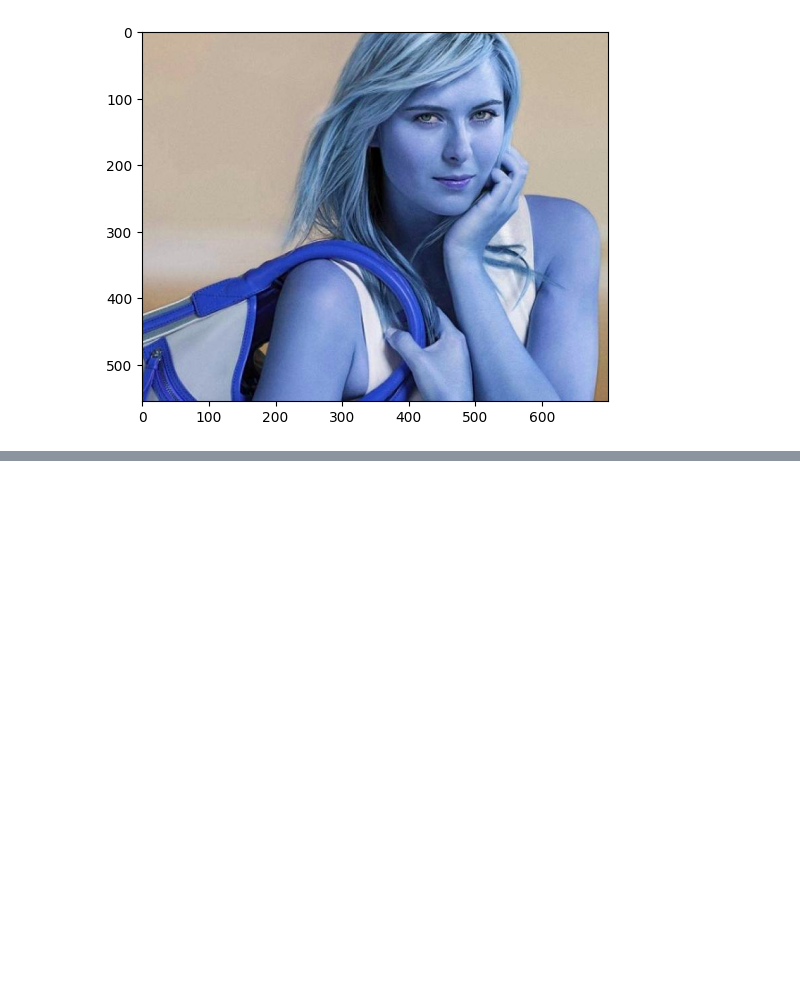
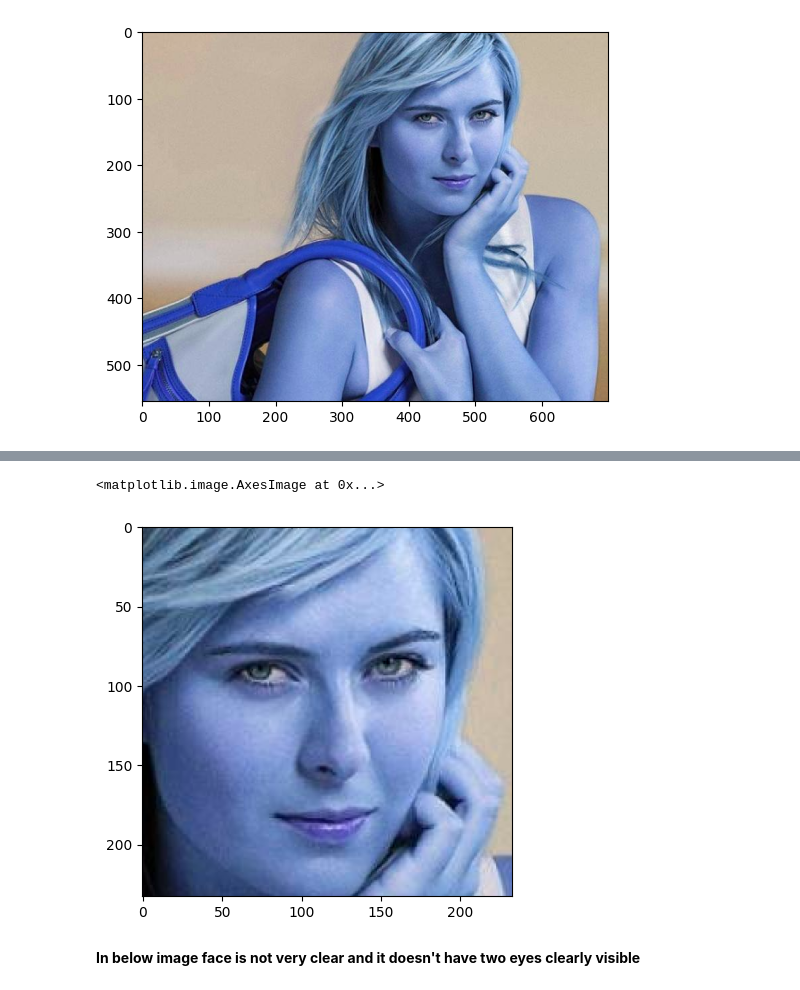
Before and after one commit to Ashis-Mishra07/ML_Practise_Project_2, a Jupyter notebook: model/sports_celebrity_classification.ipynb, the cells around one changed output, grey strips where cells are left out. Drawn from its saved outputs; the diff is of its cells as text; code cells hidden in the pictures; blank space fills up the shorter version.

```diff
--- a/model/sports_celebrity_classification.ipynb
+++ b/model/sports_celebrity_classification.ipynb
@@ -96,16 +28,0 @@ plt.imshow(roi_color , cmap='gray')
-# %%
-# lets write a function that will take image as prompt and it will return u the eyes and face recognision
-def get_cropped_image_if_2_eyes(image_path):
-    img = cv2.imread(image_path)   # read the image
-    if img is None:
-        return None
-    gray = cv2.cvtColor(img, cv2.COLOR_BGR2GRAY)  # convert it into gray type
-    faces = face_cascade.detectMultiScale(gray, 1.3, 5)  # make out the face section
-    for (x,y,w,h) in faces:      # looping inside the face section
-        roi_gray = gray[y:y+h, x:x+w]
-        roi_color = img[y:y+h, x:x+w]
-        eyes = eye_cascade.detectMultiScale(roi_gray)  # check out the eye section from the face
-        if len(eyes) >= 2:  # if the number of eyes is greater than 2 , return the region of interest
-            return roi_color
-
-    return None
@@ -148,25 +28,0 @@ os.mkdir(path_to_cr_data)  # and at the end add it .
-# %%
-cropped_image_dirs = []   # to store the cropped image paths
-celebrity_file_names_dict = {}
-for img_dir in img_dirs:
-    count = 1
-    celebrity_name = img_dir.split('/')[-1]
-    '''
-    In ./dataset/lionel_messi' it will give me . , dataset , lionel_messi
-
-    So choosing the name like here it is lionel_messi
-    '''
-    celebrity_file_names_dict[celebrity_name] = []  # suppose for lionel_messi creating a dictionary and store all its images
-    for entry in os.scandir(img_dir):
-        roi_color = get_cropped_image_if_2_eyes(entry.path)
-        if roi_color is not None:
-            cropped_folder = path_to_cr_data + celebrity_name
-            if not os.path.exists(cropped_folder):
-                os.makedirs(cropped_folder)
-                cropped_image_dirs.append(cropped_folder)
-                print("Generating cropped images in folder: ",cropped_folder)
-            cropped_file_name = celebrity_name + str(count) + ".png"    # name of the file
-            cropped_file_path = cropped_folder + "/" + cropped_file_name  # path of the file
-            cv2.imwrite(cropped_file_path, roi_color)    # write the file through open cv
-            celebrity_file_names_dict[celebrity_name].append(cropped_file_path)
-            count += 1
@@ -178,0 +158,8 @@ Generating cropped images in folder:  ./dataset/cropped/virat_kohli
+# %%
+cropped_image = get_cropped_image_if_2_eyes('./test_images/sharapova1.jpg')
+plt.imshow(cropped_image)
+# %% [output]
+<matplotlib.image.AxesImage at 0x...>
+[figure, added]
+# %% [markdown]
+**In below image face is not very clear and it doesn't have two eyes clearly visible**
```
Also changed, not shown: parts of 83 cells of this notebook, 14 other files.
